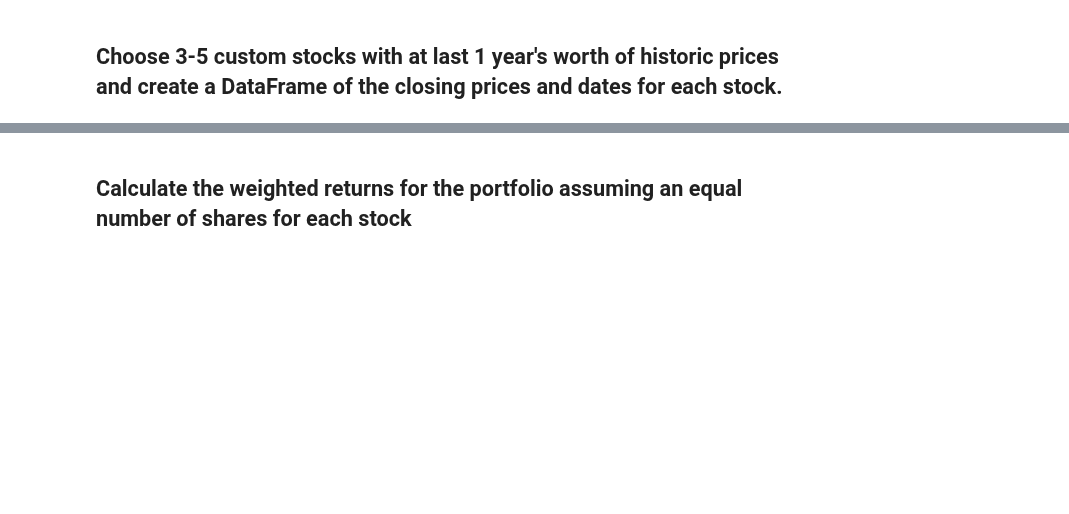
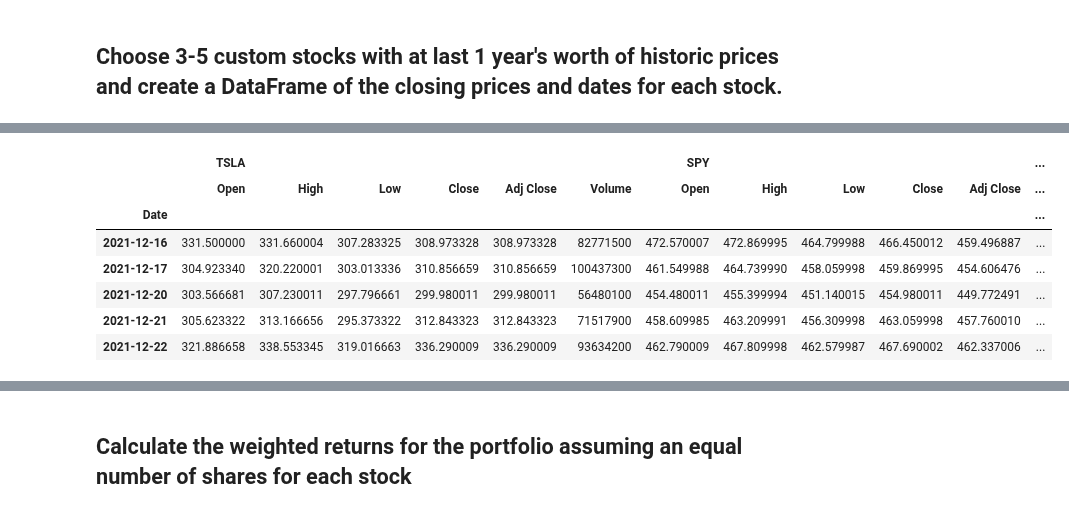
Before and after one commit to juil/fintech-uoftbootcamp, a Jupyter notebook: week04/unit04-assignment/whale_analysis.ipynb, the cells around one changed output, grey strips where cells are left out. Cells and saved outputs as stored; diff of their text form; code cells hidden in the pictures; blank space fills up the shorter version.

```diff
--- a/week04/unit04-assignment/whale_analysis.ipynb
+++ b/week04/unit04-assignment/whale_analysis.ipynb
@@ -400,2 +426,4 @@ In this section, you will build your own portfolio of stocks, calculate the retu
 # %%
 # Reading data from 1st stock
+tsla = yf.download('TSLA', period='1y')
+tsla.head()
@@ -402,2 +439,4 @@ In this section, you will build your own portfolio of stocks, calculate the retu
 # %%
 # Reading data from 2nd stock
+spy = yf.download('SPY', period='1y')
+spy.head()
@@ -404,2 +452,4 @@ In this section, you will build your own portfolio of stocks, calculate the retu
 # %%
 # Reading data from 3rd stock
+brka = yf.download('BRK-A', period='1y')
+brka.head()
@@ -406,4 +465,15 @@ In this section, you will build your own portfolio of stocks, calculate the retu
 # %%
 # Combine all stocks in a single DataFrame
+df_portfolio = pd.concat([tsla,spy,brka], axis=1, keys=['TSLA','SPY','BRK-A'])
+df_portfolio.head()
+# %% [output]
+|  | TSLA |  |  |  |  |  | SPY |  |  |  |  | ... |
+|  | Open | High | Low | Close | Adj Close | Volume | Open | High | Low | Close | Adj Close | ... |
+| Date |  |  |  |  |  |  |  |  |  |  |  | ... |
+| 2021-12-16 | 331.500000 | 331.660004 | 307.283325 | 308.973328 | 308.973328 | 82771500 | 472.570007 | 472.869995 | 464.799988 | 466.450012 | 459.496887 | ... |
+| 2021-12-17 | 304.923340 | 320.220001 | 303.013336 | 310.856659 | 310.856659 | 100437300 | 461.549988 | 464.739990 | 458.059998 | 459.869995 | 454.606476 | ... |
+| 2021-12-20 | 303.566681 | 307.230011 | 297.796661 | 299.980011 | 299.980011 | 56480100 | 454.480011 | 455.399994 | 451.140015 | 454.980011 | 449.772491 | ... |
+| 2021-12-21 | 305.623322 | 313.166656 | 295.373322 | 312.843323 | 312.843323 | 71517900 | 458.609985 | 463.209991 | 456.309998 | 463.059998 | 457.760010 | ... |
+| 2021-12-22 | 321.886658 | 338.553345 | 319.016663 | 336.290009 | 336.290009 | 93634200 | 462.790009 | 467.809998 | 462.579987 | 467.690002 | 462.337006 | ... |
 # %%
 # Reset Date index
```
Also changed, not shown: parts of 13 cells of this notebook.
